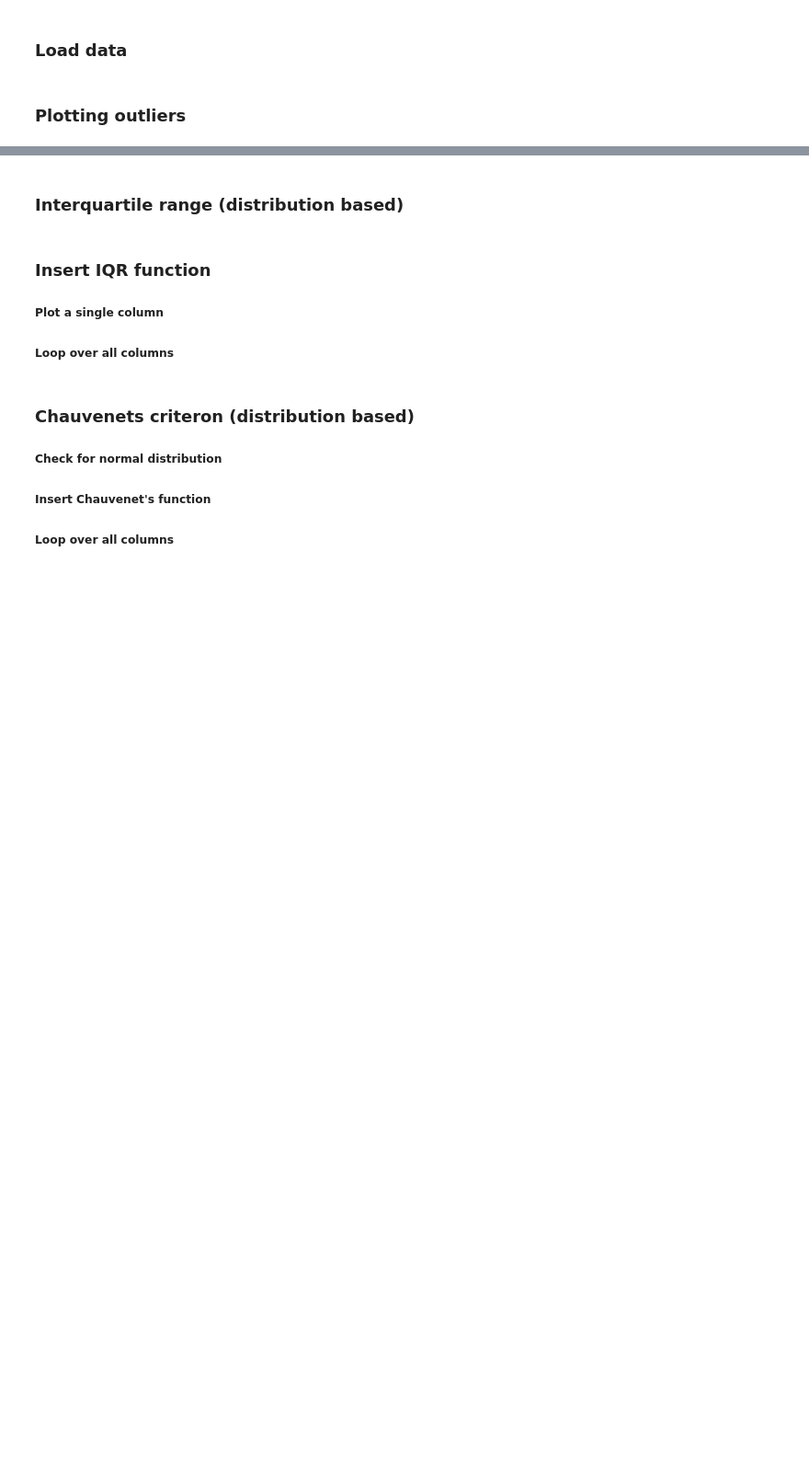
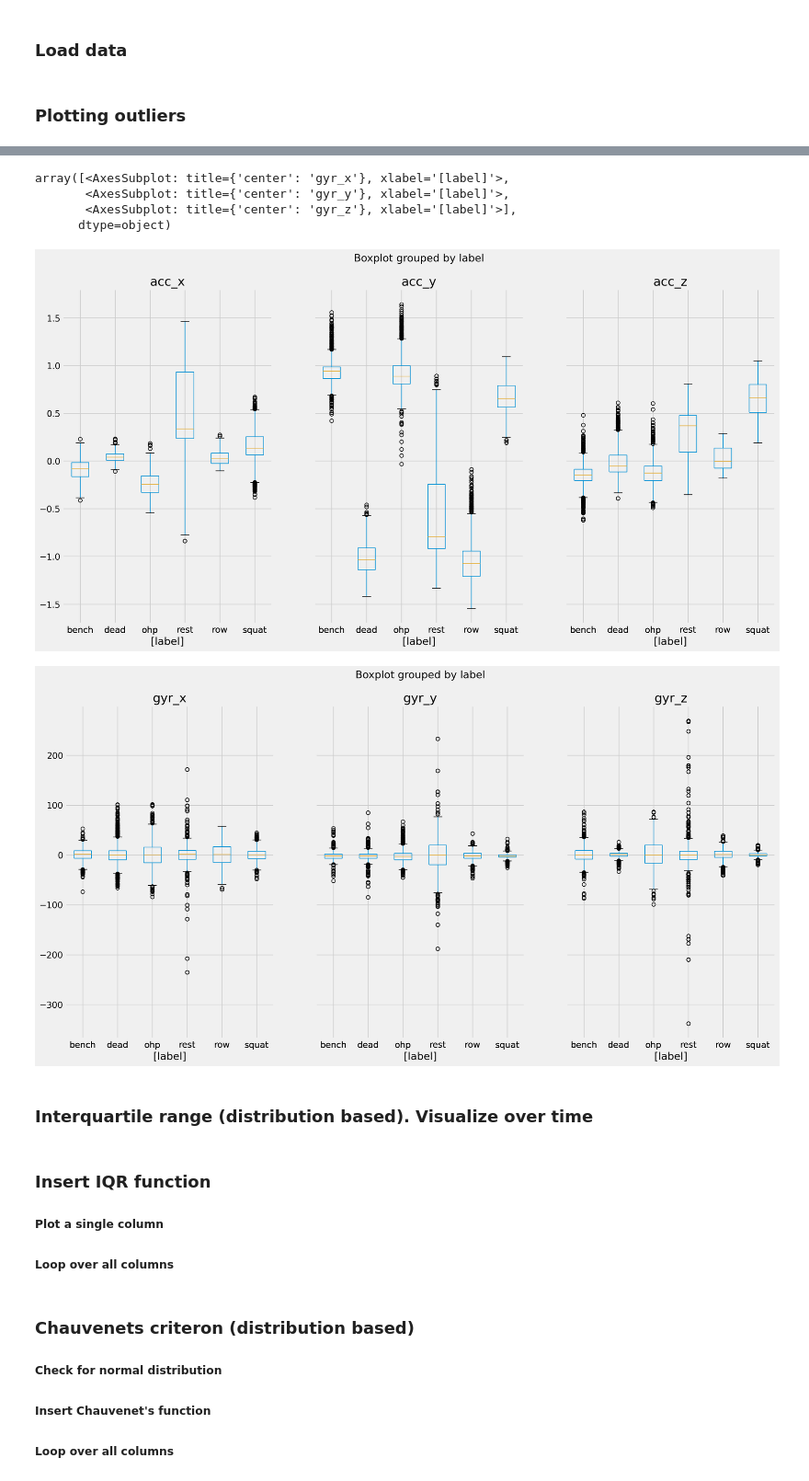
Before and after one commit to Peykov/Research_01_Fitness_Tracker, a Jupyter notebook: notebooks/04.Remove_outliers.ipynb, the cells around one changed output, grey strips where cells are left out. Shown at 92% size. Saved outputs shown, nothing was run; the diff lists cells and outputs as text; code cells hidden in the pictures; blank space fills up the shorter version.

```diff
--- a/notebooks/04.Remove_outliers.ipynb
+++ b/notebooks/04.Remove_outliers.ipynb
@@ -12,2 +23,13 @@ from sklearn.neighbors import LocalOutlierFactor  # pip install scikit-learn
+# %%
+outlier_columns = list(df.columns[:6])
+df[outlier_columns[:3] + ["label"]].boxplot(by="label", figsize=(20, 10), layout=(1, 3))
+df[outlier_columns[3:] + ["label"]].boxplot(by="label", figsize=(20, 10), layout=(1, 3))
+# %% [output]
+array([<AxesSubplot: title={'center': 'gyr_x'}, xlabel='[label]'>,
+       <AxesSubplot: title={'center': 'gyr_y'}, xlabel='[label]'>,
+       <AxesSubplot: title={'center': 'gyr_z'}, xlabel='[label]'>],
+      dtype=object)
+[figure, added]
+[figure, added]
 # %% [markdown]
-### Interquartile range (distribution based)
+### Interquartile range (distribution based). Visualize over time
```
Also changed, not shown: parts of 3 cells of this notebook.
